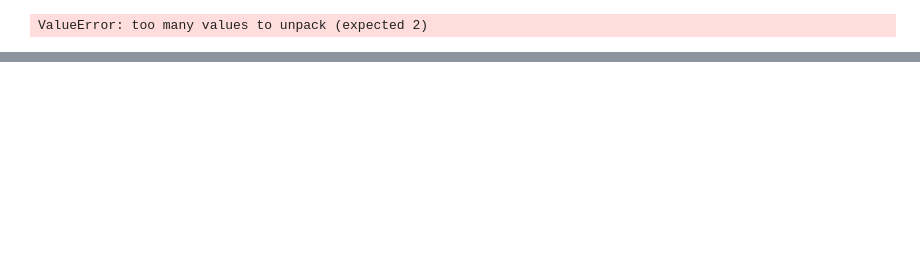
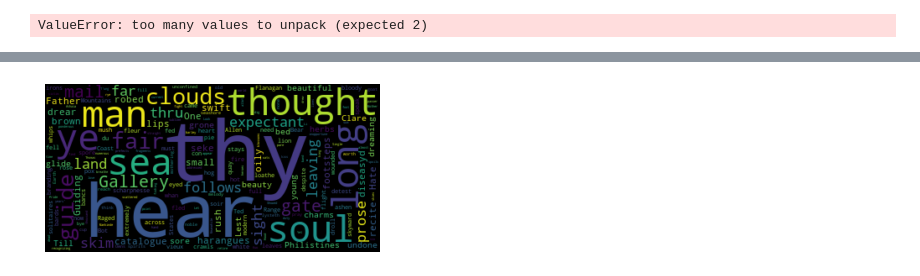
Before and after one commit to Prathmun/SentiTron, a Jupyter notebook: Poetria.ipynb, the cells around one changed output, grey strips where cells are left out. Cells and saved outputs as stored; diff of their text form; code cells hidden in the pictures; blank space fills up the shorter version.

Commit message:
Cleaned it up a little bit.
Got rid of a bunch of print statements. It's still a shakey tower, but this shakey tower is a little more presentable.

```diff
--- a/Poetria.ipynb
+++ b/Poetria.ipynb
@@ -148,3 +163,16 @@ dict_keys(['fed', 'spread', 'led', 'dread', 'fled', 'head', 'tread', 'dead', 'st
+# %%
+#increase size
+#I just run this a few times, errors don't hurt if you just run it again.
+temp_limirick_dict= {'line1':[],'line2':[],'line3':[],'line4':[],'line5':[],}
+for i in range(10):
+    line1, line2, line3, line4, line5 = limirick_machine()
+    temp_limirick_dict['line1'].append(line1)
+    temp_limirick_dict['line2'].append(line2)
+    temp_limirick_dict['line3'].append(line3)
+    temp_limirick_dict['line4'].append(line4)
+    temp_limirick_dict['line5'].append(line5)
+temp_limirick_df = pd.DataFrame(temp_limirick_dict)
+basic_limirick_df = pd.concat([basic_limirick_df, temp_limirick_df])
 # %%
 print(basic_limirick_df.shape)
 print(basic_limirick_df.sample(1))
@@ -173,8 +197,22 @@ textblob.en.sentiments.Sentiment
 # %%
+### This doesn't work. But it feels like it should.
 def sentimenter(line):
-    return TextBlob(line).sentiment
+    sentiment= TextBlob(line).sentiment
+    polarity = sentiment.polarity
+    subjectivity = sentiment.subjectivity
+    return (polarity, subjectivity)
+
 for column in basic_limirick_df:
     basic_limirick_df[column + '_sentiment'], basic_limirick_df[column + '_polarity'] = basic_limirick_df[column].apply(sentimenter)
     print(column)
 # %% [output]
 ValueError: too many values to unpack (expected 2)
+# %%
+def sentimenter1(line):
+    sentiment= TextBlob(line).sentiment
+    polarity = sentiment.polarity
+    subjectivity = sentiment.subjectivity
+    return polarity
+
+for column in basic_limirick_df:
+    basic_limirick_df[column + '_polarity'] = basic_limirick_df[column].apply(sentimenter1)
@@ -180,0 +243,11 @@ ValueError: too many values to unpack (expected 2)
+# %%
+#this broke on this batch of limiricks, but it worked with another. Something to investigate.
+def sentimenter2(line):
+    sentiment= TextBlob(line).sentiment
+    polarity = sentiment.polarity
+    subjectivity = sentiment.subjectivity
+    return subjectivity
+
+for column in basic_limirick_df:
+    basic_limirick_df[column + '_subjectivity'] = basic_limirick_df[column].apply(sentimenter1)
+    print(column)
@@ -181,14 +286,16 @@ ValueError: too many values to unpack (expected 2)
 # %%
-#make a wordcloud, preferably for the phones rhymegroup
+#make a wordcloud
 import nltk
 from nltk.corpus import stopwords
 from wordcloud import WordCloud, STOPWORDS
 # Create stopword list:
 stopwords = set(STOPWORDS)
 stopwords.update(["br", "href"])
-textt = " ".join(review for review in df.Text)
+textt = " ".join(review for review in basic_limirick_df.line2)
 wordcloud = WordCloud(stopwords=stopwords).generate(textt)
 plt.imshow(wordcloud, interpolation='bilinear')
 plt.axis("off")
 plt.savefig('wordcloud11.png')
 plt.show()
+# %% [output]
+[figure, added]
```
Also changed, not shown: parts of 23 cells of this notebook.
